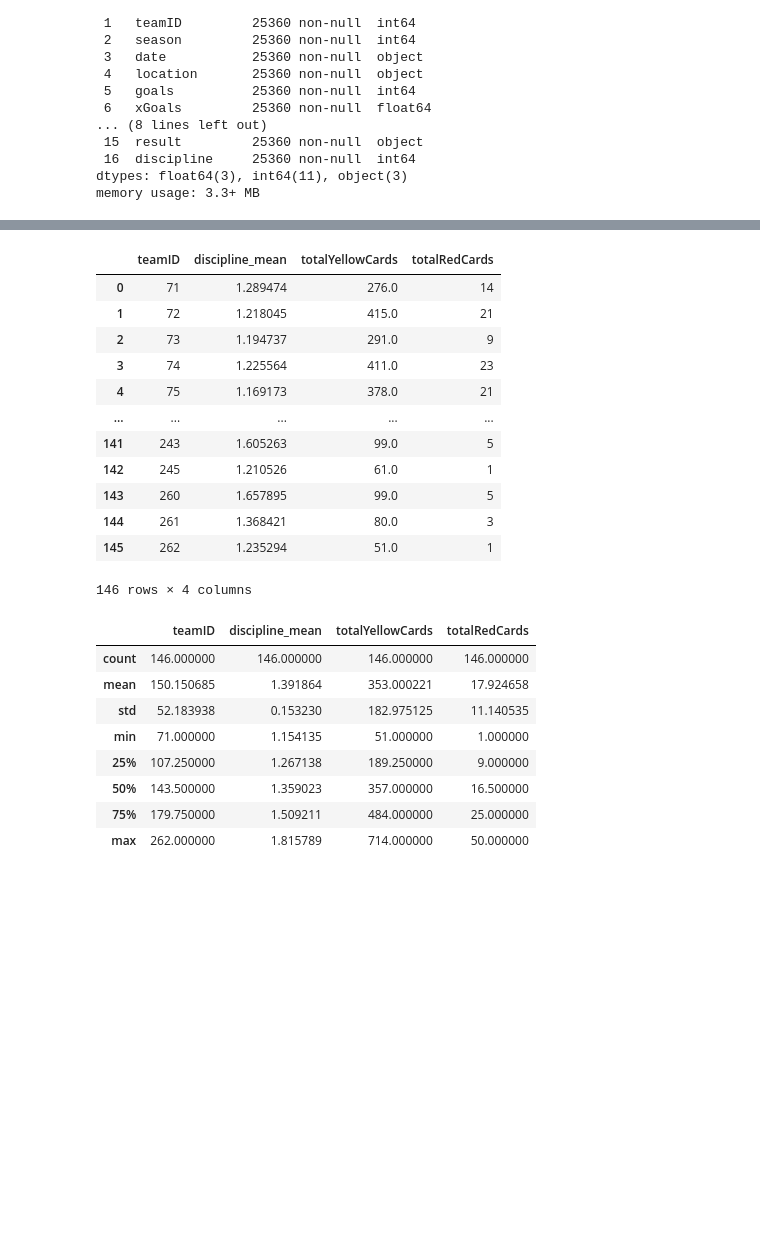
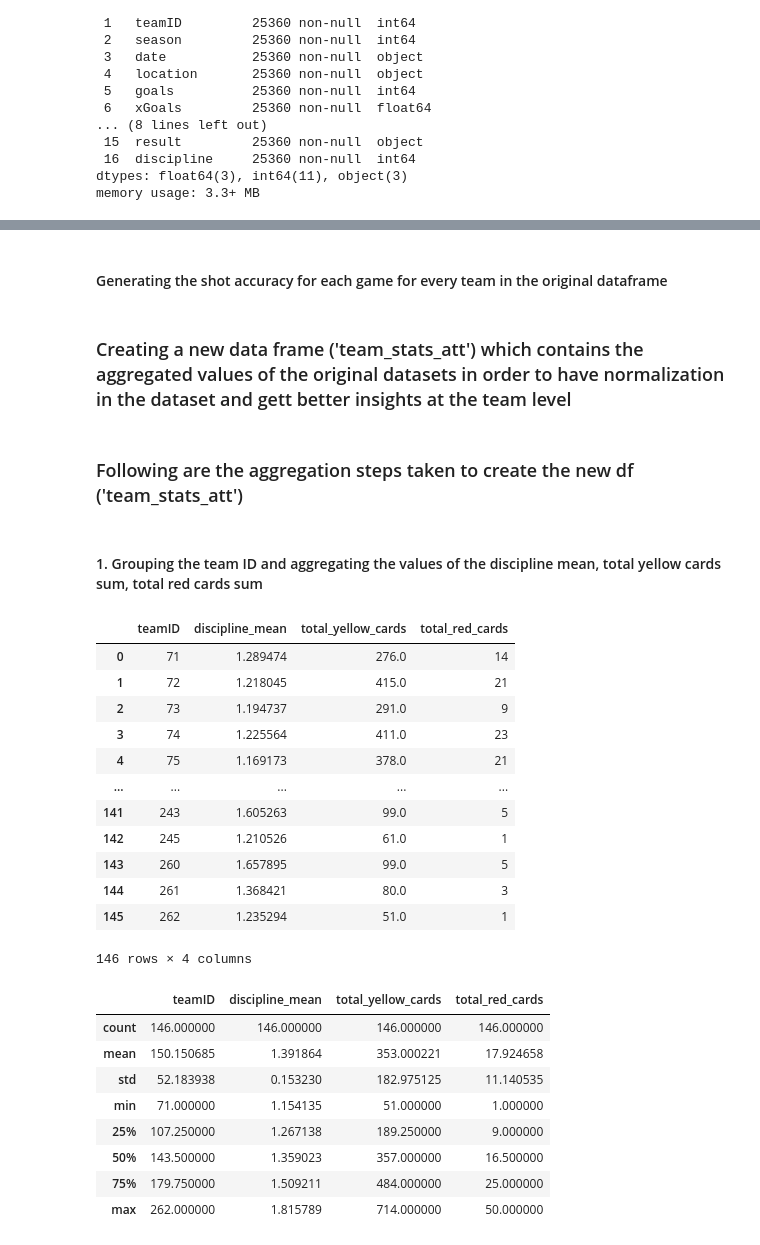
Before and after one commit to gauravmasand09/Database-Analytics-Programming-Football-Data-Group-7, a Jupyter notebook: Code/x21120803_TeamStats_DAP_Group-07.ipynb, the cells around one changed output, grey strips where cells are left out. Cells and saved outputs as stored; diff of their text form; code cells hidden in the pictures; blank space fills up the shorter version.

```diff
--- a/Code/x21120803_TeamStats_DAP_Group-07.ipynb
+++ b/Code/x21120803_TeamStats_DAP_Group-07.ipynb
@@ -234,0 +267,2 @@ memory usage: 3.3+ MB
+# %% [markdown]
+#### Generating the shot accuracy for each game for every team in the original dataframe
@@ -235,10 +271,16 @@ memory usage: 3.3+ MB
+# %% [markdown]
+### Creating a new data frame ('team_stats_att') which contains the aggregated values of the original datasets in order to have normalization in the dataset and gett better insights at the team level
+# %% [markdown]
+### Following are the aggregation steps taken to create the new df ('team_stats_att')
+# %% [markdown]
+#### 1. Grouping the team ID and aggregating the values of the discipline mean, total yellow cards sum, total red cards sum
 # %%
 team_stats_att=team_stats_df.groupby('teamID')['discipline'].mean().to_frame(name='discipline_mean').reset_index()
-team_stats_att['totalYellowCards']=team_stats_df.groupby(['teamID'])['yellowCards'].sum().to_frame(name='yellow_cards_sum').reset_index()['yellow_cards_sum']
-team_stats_att['totalRedCards']=team_stats_df.groupby(['teamID'])['redCards'].sum().to_frame(name='red_cards_sum').reset_index()['red_cards_sum']
+team_stats_att['total_yellow_cards']=team_stats_df.groupby(['teamID'])['yellowCards'].sum().to_frame(name='yellow_cards_sum').reset_index()['yellow_cards_sum']
+team_stats_att['total_red_cards']=team_stats_df.groupby(['teamID'])['redCards'].sum().to_frame(name='red_cards_sum').reset_index()['red_cards_sum']
 team_stats_att
 # %% [output]
-|  | teamID | discipline_mean | totalYellowCards | totalRedCards |
+|  | teamID | discipline_mean | total_yellow_cards | total_red_cards |
 | 0 | 71 | 1.289474 | 276.0 | 14 |
 | 1 | 72 | 1.218045 | 415.0 | 21 |
 | 2 | 73 | 1.194737 | 291.0 | 9 |
@@ -254,7 +296,7 @@ team_stats_att
 # %%
 team_stats_att.describe()
 # %% [output]
-|  | teamID | discipline_mean | totalYellowCards | totalRedCards |
+|  | teamID | discipline_mean | total_yellow_cards | total_red_cards |
 | count | 146.000000 | 146.000000 | 146.000000 | 146.000000 |
 | mean | 150.150685 | 1.391864 | 353.000221 | 17.924658 |
 | std | 52.183938 | 0.153230 | 182.975125 | 11.140535 |
```
Also changed, not shown: parts of 199 cells of this notebook.
